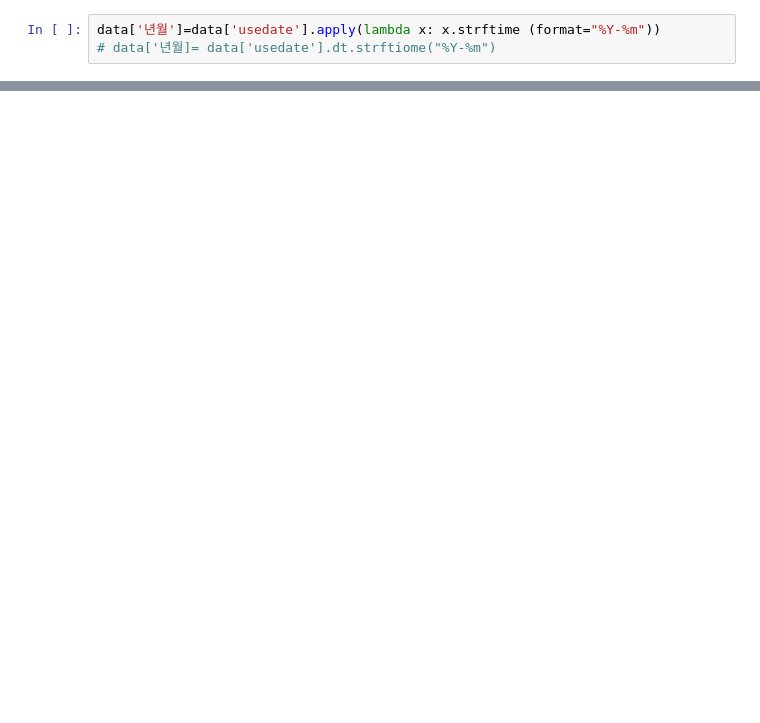
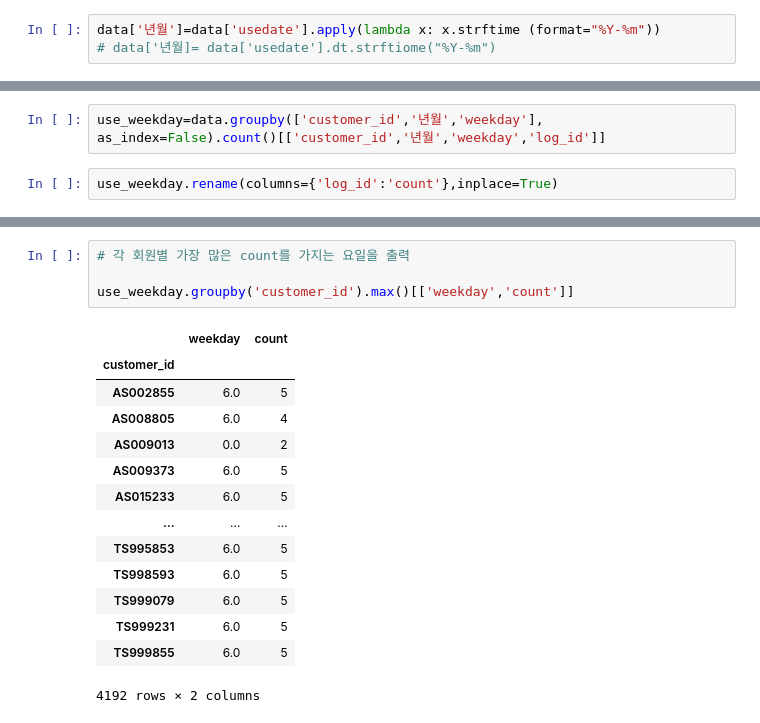
Before and after one commit to youngsang114/python-work, a Jupyter notebook: 230426/19_총정리.ipynb, the cells around one changed output, grey strips where cells are left out. Drawn from its saved outputs; the diff is of its cells as text; blank space fills up the shorter version.

```diff
--- a/230426/19_총정리.ipynb
+++ b/230426/19_총정리.ipynb
@@ -362,0 +347,4 @@ data
+# %%
+use_weekday=data.groupby(['customer_id','년월','weekday'], as_index=False).count()[['customer_id','년월','weekday','log_id']]
+# %%
+use_weekday.rename(columns={'log_id':'count'},inplace=True)
@@ -362,0 +358,19 @@ data
+# %%
+# 각 회원별 가장 많은 count를 가지는 요일을 출력
+
+use_weekday.groupby('customer_id').max()[['weekday','count']]
+# %% [output]
+|  | weekday | count |
+| customer_id |  |  |
+| AS002855 | 6.0 | 5 |
+| AS008805 | 6.0 | 4 |
+| AS009013 | 0.0 | 2 |
+| AS009373 | 6.0 | 5 |
+| AS015233 | 6.0 | 5 |
+| ... | ... | ... |
+| TS995853 | 6.0 | 5 |
+| TS998593 | 6.0 | 5 |
+| TS999079 | 6.0 | 5 |
+| TS999231 | 6.0 | 5 |
+| TS999855 | 6.0 | 5 |
+4192 rows × 2 columns
```
Also changed, not shown: parts of 19 cells of this notebook, 2 other files.
